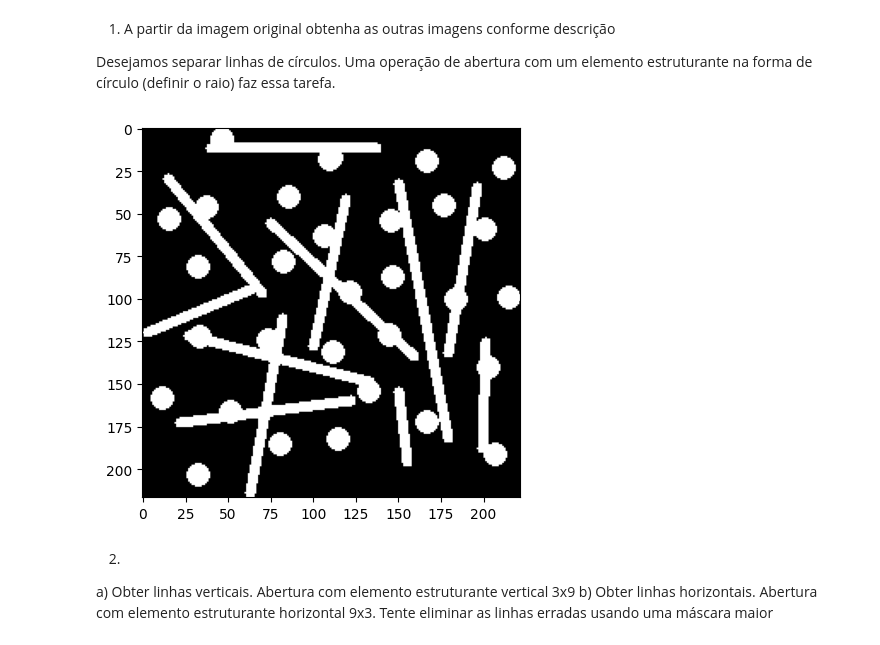
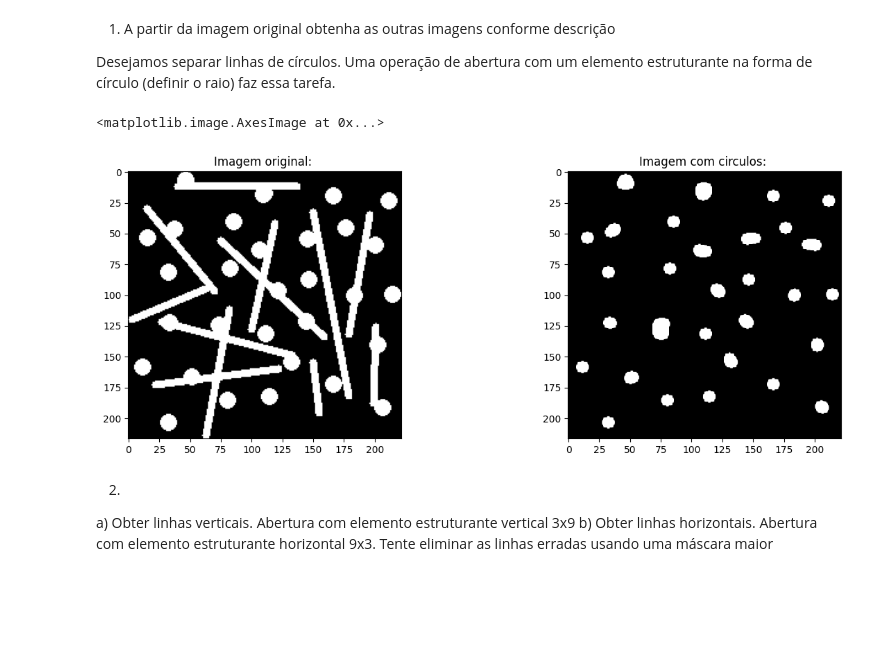
Before and after one commit to lazarojoabe/Processamento-Digital-De-Imagens, a Jupyter notebook: Lab07 - Mathematical Morphology/lab07.ipynb, the cells around one changed output. Drawn from its saved outputs; the diff is of its cells as text; code cells hidden in the pictures; blank space fills up the shorter version.

```diff
--- a/Lab07 - Mathematical Morphology/lab07.ipynb
+++ b/Lab07 - Mathematical Morphology/lab07.ipynb
@@ -7,12 +7,63 @@ import numpy as np
 1)	A partir da imagem original obtenha as outras imagens conforme descrição
 
 Desejamos separar linhas de círculos. Uma operação de abertura com um elemento estruturante na forma de círculo (definir o raio) faz essa tarefa.
-# %%
-img1 = cv2.imread("art3.png", cv2.IMREAD_GRAYSCALE)
-
-plt.imshow(img1, cmap='gray', vmin=0, vmax=255);
-# %% [output]
-[figure, removed]
+# %%
+import cv2
+import matplotlib.pyplot as plt
+import numpy as np
+
+img1 = cv2.imread("art3.png", cv2.IMREAD_GRAYSCALE)
+
+raio_circulo = 4
+elemento_estruturante_circular = cv2.getStructuringElement(cv2.MORPH_ELLIPSE, (2*raio_circulo+1, 2*raio_circulo+1), (raio_circulo, raio_circulo))
+
+
+
+def dilatacao(img, elemEst):
+    altura, largura = img.shape
+    newImg = np.zeros((altura, largura))
+
+    newImg = cv2.filter2D(img, cv2.CV_64F, elemEst)
+
+    return newImg
+
+def erosao(img, elemEst):
+    linhas, colunas = img.shape
+    nova_img = np.zeros((linhas, colunas), dtype=np.uint8)
+
+    for i in range(linhas):
+        for j in range(colunas):
+            # Verificar se todos os pixels na vizinhança são brancos
+            i_min, i_max = max(0, i - elemEst.shape[0] // 2), min(linhas, i + elemEst.shape[0] // 2 + 1)
+            j_min, j_max = max(0, j - elemEst.shape[1] // 2), min(colunas, j + elemEst.shape[1] // 2 + 1)
+
+            vizinhanca = img[i_min:i_max, j_min:j_max]
+
+            if np.all(vizinhanca == 255):
+                nova_img[i, j] = 255
+            else:
+                nova_img[i, j] = 0
+
+    return nova_img
+
+def abertura(img, elemEst):
+    temp = (erosao(img, elemEst))
+    newImg = dilatacao(temp, elemEst)
+
+    return newImg
+
+newImg1 = abertura(img=img1, elemEst=elemento_estruturante_circular)
+
+fig = plt.figure(figsize=(15, 5))
+
+plt.subplot(1, 2, 1).set_title("Imagem original: ")
+plt.imshow(img1, cmap='gray', vmin=0, vmax=255)
+
+plt.subplot(1, 2, 2).set_title("Imagem com circulos: ")
+plt.imshow(newImg1, cmap='gray', vmin=0, vmax=255)
+# %% [output]
+<matplotlib.image.AxesImage at 0x...>
+[figure, added]
 # %% [markdown]
 2)
 
```
Also changed, not shown: parts of 10 cells of this notebook, 9 other files.
